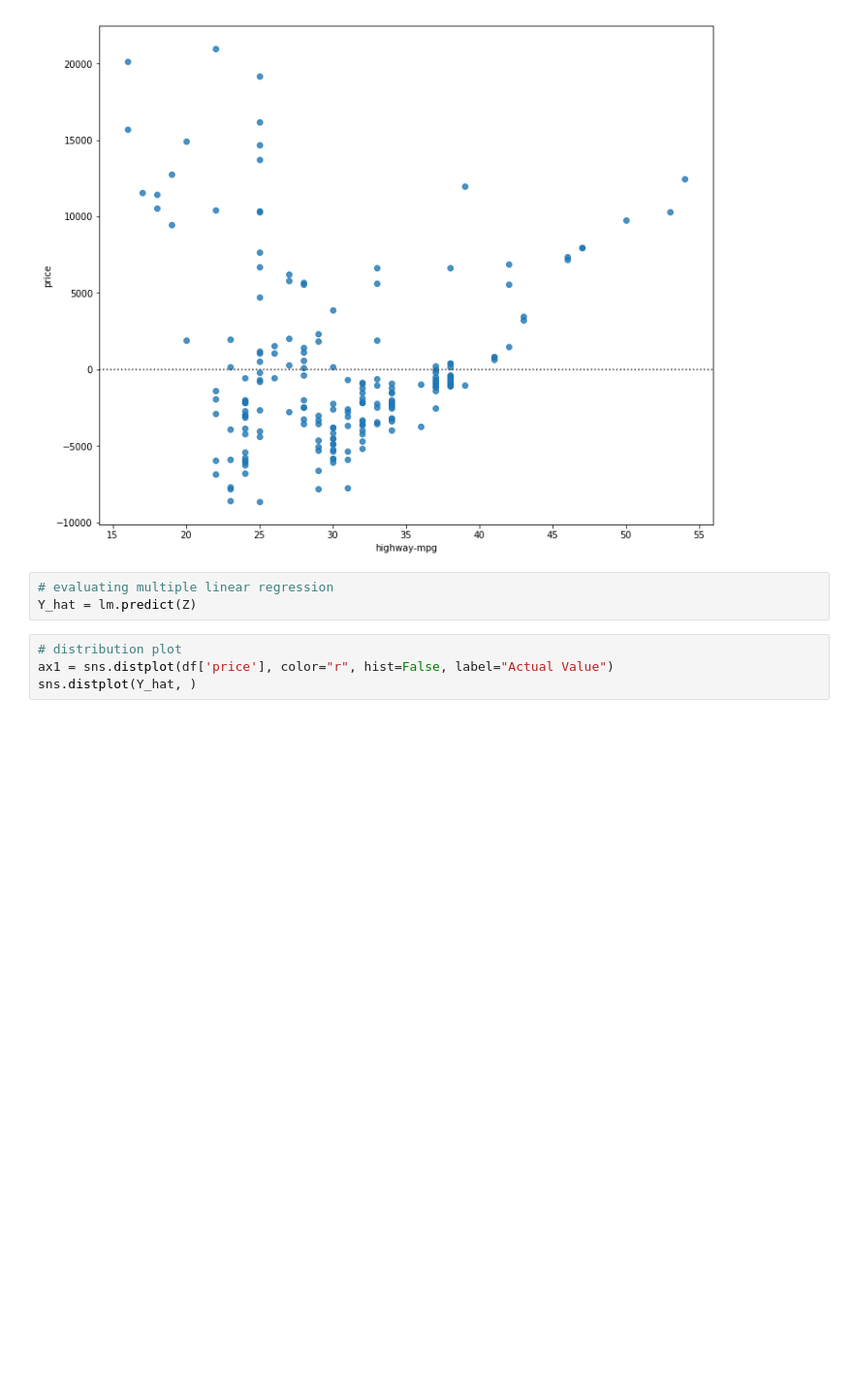
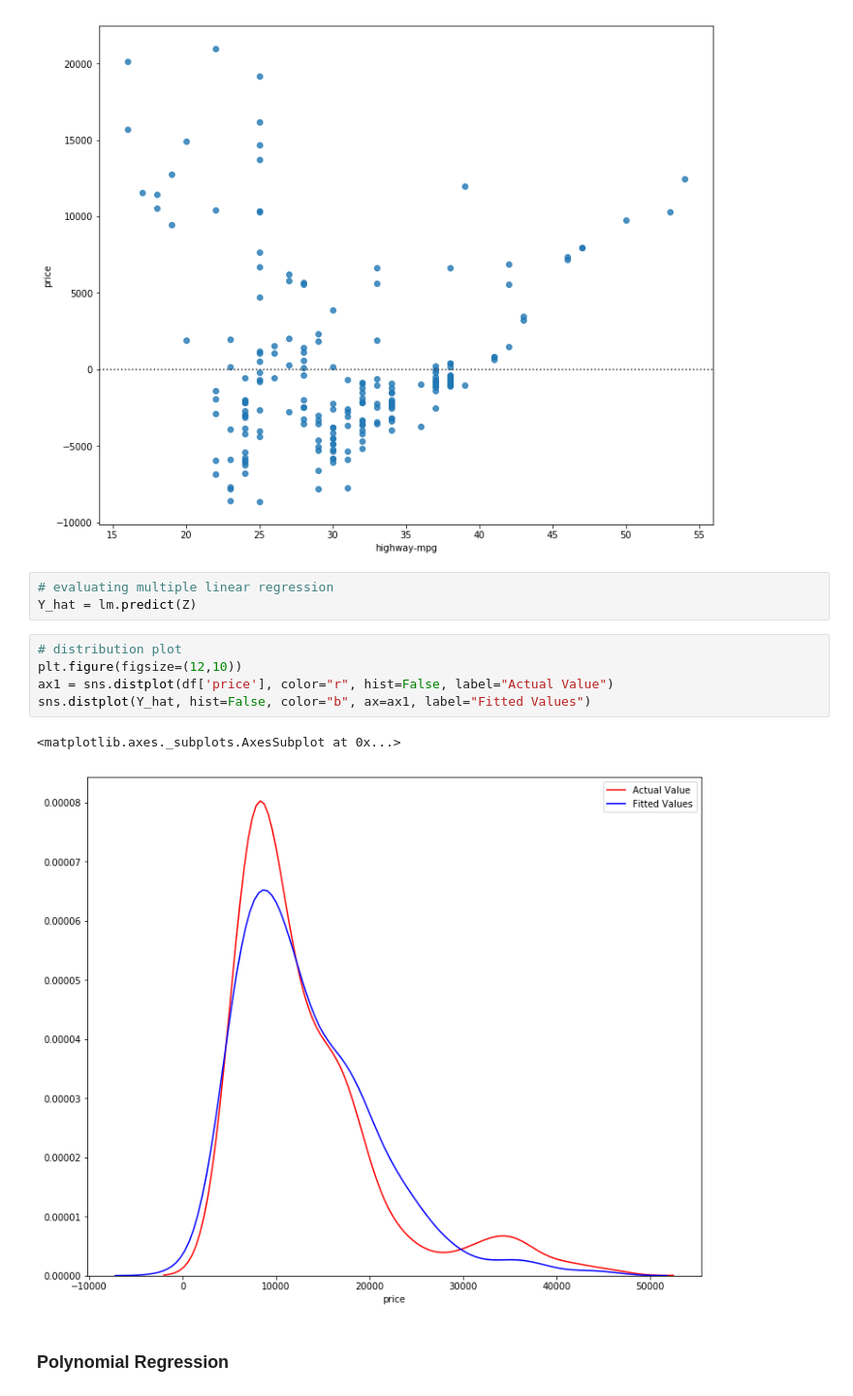
Before and after one commit to ghaffaru/used-car-price-prediction, a Jupyter notebook: train.ipynb, the cells around one changed output. Shown at 97% size. Drawn from its saved outputs; the diff is of its cells as text; blank space fills up the shorter version.

```diff
--- a/train.ipynb
+++ b/train.ipynb
@@ -816,5 +816,11 @@ sns.residplot(df['highway-mpg'], df['price'])
 Y_hat = lm.predict(Z)
 # %%
 # distribution plot
+plt.figure(figsize=(12,10))
 ax1 = sns.distplot(df['price'], color="r", hist=False, label="Actual Value")
-sns.distplot(Y_hat, )
+sns.distplot(Y_hat, hist=False, color="b", ax=ax1, label="Fitted Values")
+# %% [output]
+<matplotlib.axes._subplots.AxesSubplot at 0x...>
+[figure, added]
+# %% [markdown]
+### Polynomial Regression
```
Also changed, not shown: parts of 9 cells of this notebook.
